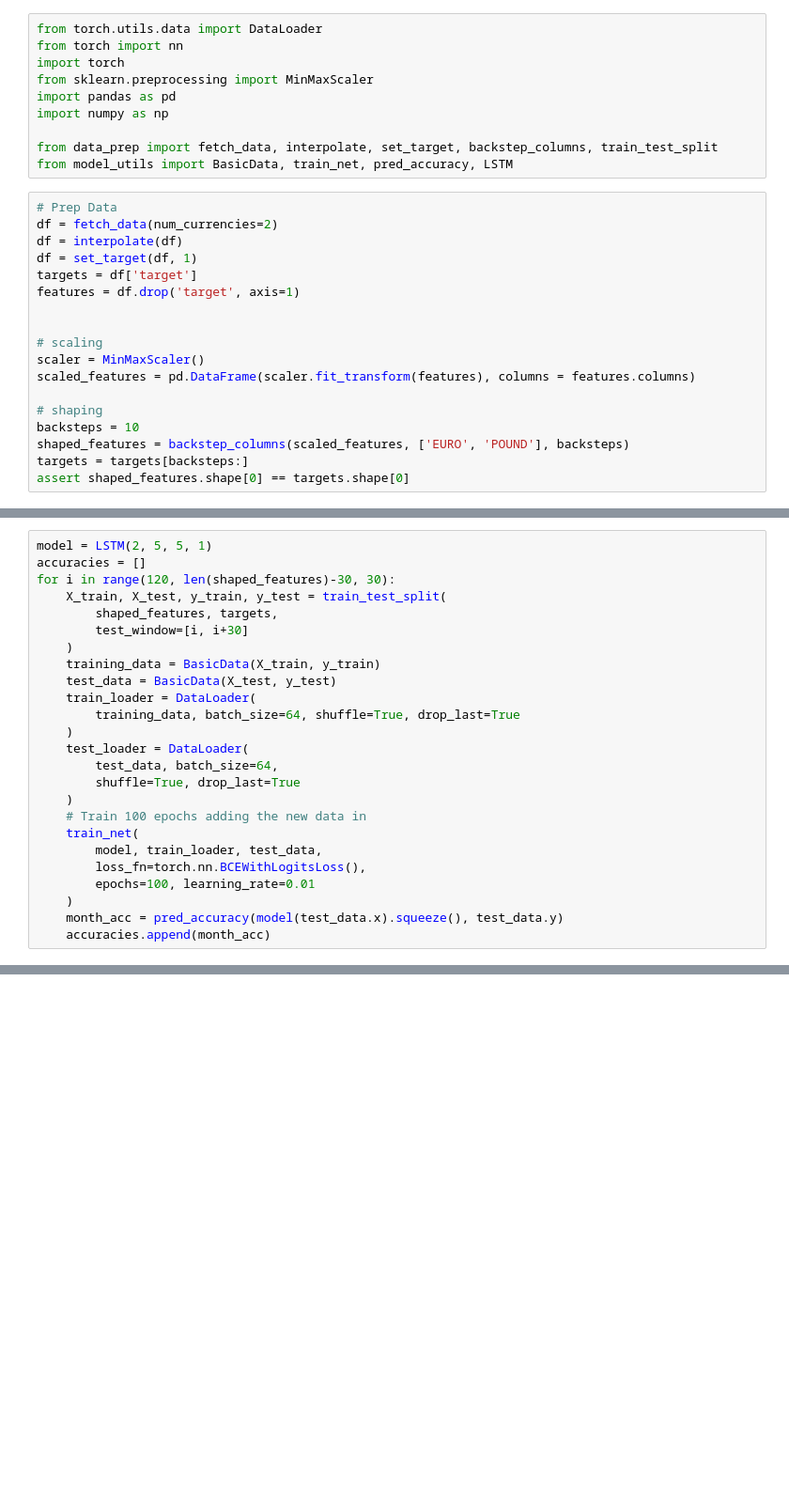
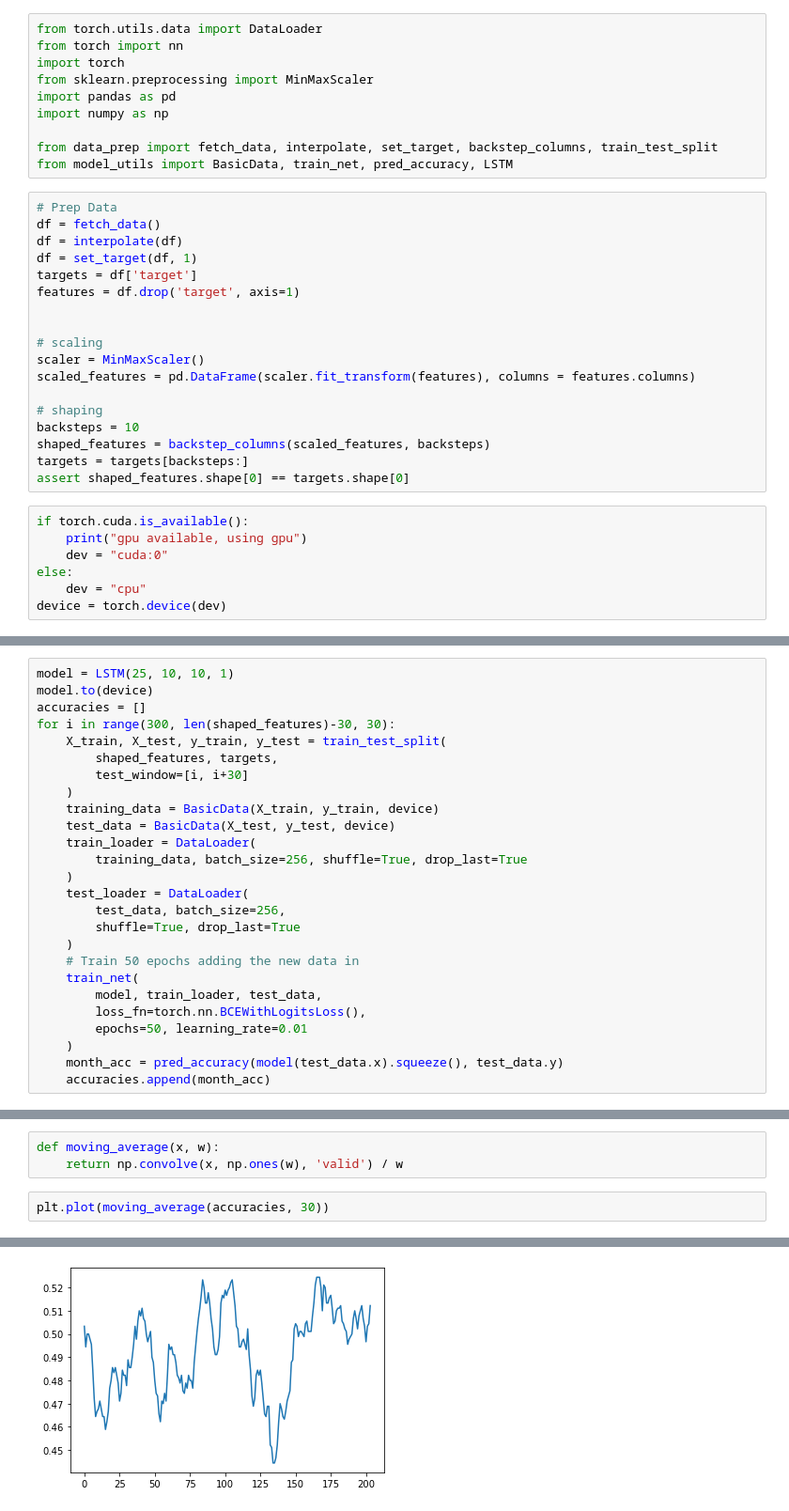
Before and after one commit to lbotti319/currency_nn, a Jupyter notebook: Backtesting.ipynb, the cells around one changed output, grey strips where cells are left out. Shown: that part at 94% size. Saved outputs shown, nothing was run; the diff lists cells and outputs as text; blank space fills up the shorter version.

```diff
--- a/Backtesting.ipynb
+++ b/Backtesting.ipynb
@@ -13,7 +13,7 @@ from data_prep import fetch_data, interpolate, set_target, backstep_columns, tra
 from model_utils import BasicData, train_net, pred_accuracy, LSTM
 # %%
 # Prep Data
-df = fetch_data(num_currencies=2)
+df = fetch_data()
 df = interpolate(df)
 df = set_target(df, 1)
 targets = df['target']
@@ -26,6 +26,13 @@ scaled_features = pd.DataFrame(scaler.fit_transform(features), columns = feature
 
 # shaping
 backsteps = 10
-shaped_features = backstep_columns(scaled_features, ['EURO', 'POUND'], backsteps)
+shaped_features = backstep_columns(scaled_features, backsteps)
 targets = targets[backsteps:]
 assert shaped_features.shape[0] == targets.shape[0]
+# %%
+if torch.cuda.is_available():
+    print("gpu available, using gpu")
+    dev = "cuda:0"
+else:
+    dev = "cpu"
+device = torch.device(dev)
@@ -32,25 +41,26 @@ assert shaped_features.shape[0] == targets.shape[0]
 # %%
-model = LSTM(2, 5, 5, 1)
+model = LSTM(25, 10, 10, 1)
+model.to(device)
 accuracies = []
-for i in range(120, len(shaped_features)-30, 30):
+for i in range(300, len(shaped_features)-30, 30):
     X_train, X_test, y_train, y_test = train_test_split(
         shaped_features, targets,
         test_window=[i, i+30]
     )
-    training_data = BasicData(X_train, y_train)
-    test_data = BasicData(X_test, y_test)
+    training_data = BasicData(X_train, y_train, device)
+    test_data = BasicData(X_test, y_test, device)
     train_loader = DataLoader(
-        training_data, batch_size=64, shuffle=True, drop_last=True
+        training_data, batch_size=256, shuffle=True, drop_last=True
     )
     test_loader = DataLoader(
-        test_data, batch_size=64,
+        test_data, batch_size=256,
         shuffle=True, drop_last=True
     )
-    # Train 100 epochs adding the new data in
+    # Train 50 epochs adding the new data in
     train_net(
         model, train_loader, test_data,
         loss_fn=torch.nn.BCEWithLogitsLoss(),
-        epochs=100, learning_rate=0.01
+        epochs=50, learning_rate=0.01
     )
     month_acc = pred_accuracy(model(test_data.x).squeeze(), test_data.y)
     accuracies.append(month_acc)
@@ -58,0 +74,6 @@ plt.plot(accuracies)
+# %%
+def moving_average(x, w):
+    return np.convolve(x, np.ones(w), 'valid') / w
+# %%
+plt.plot(moving_average(accuracies, 30))
+# %% [output]
@@ -58,0 +81 @@ plt.plot(accuracies)
+[figure, added]
```
Also changed, not shown: parts of 4 cells of this notebook, 1 other file.
